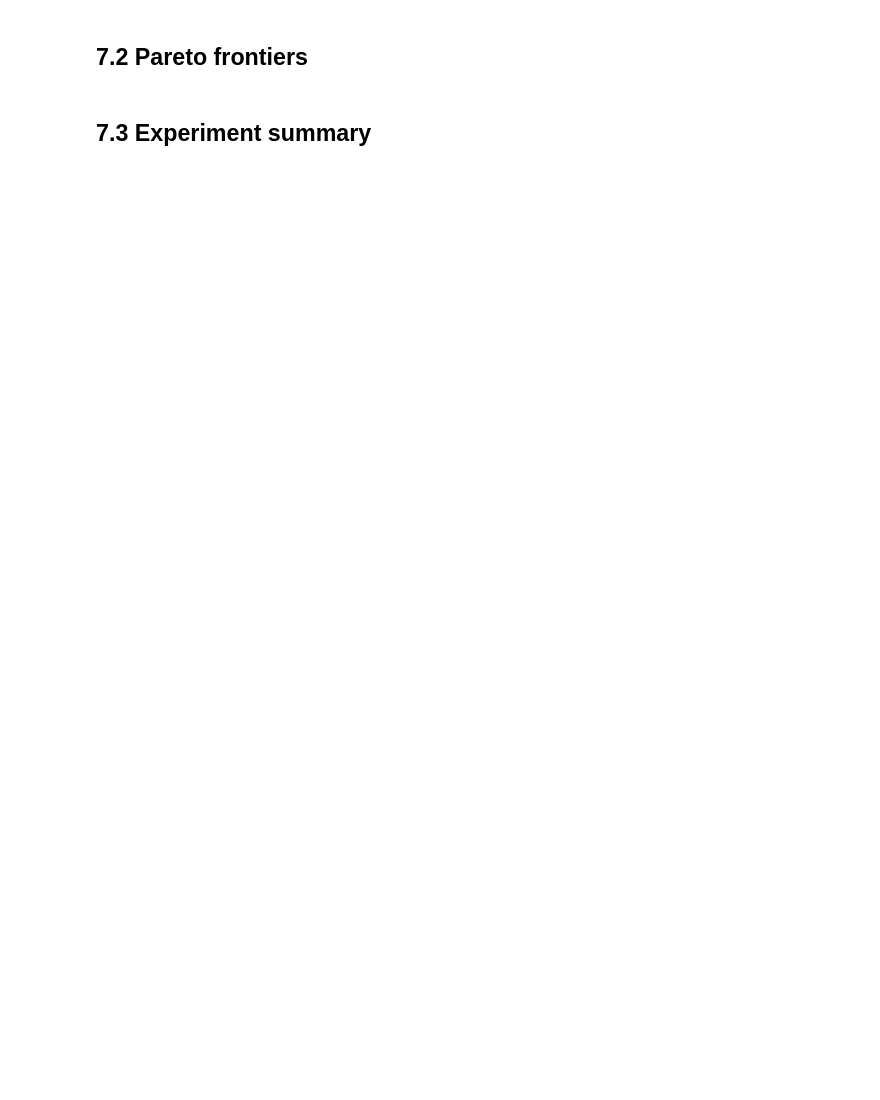
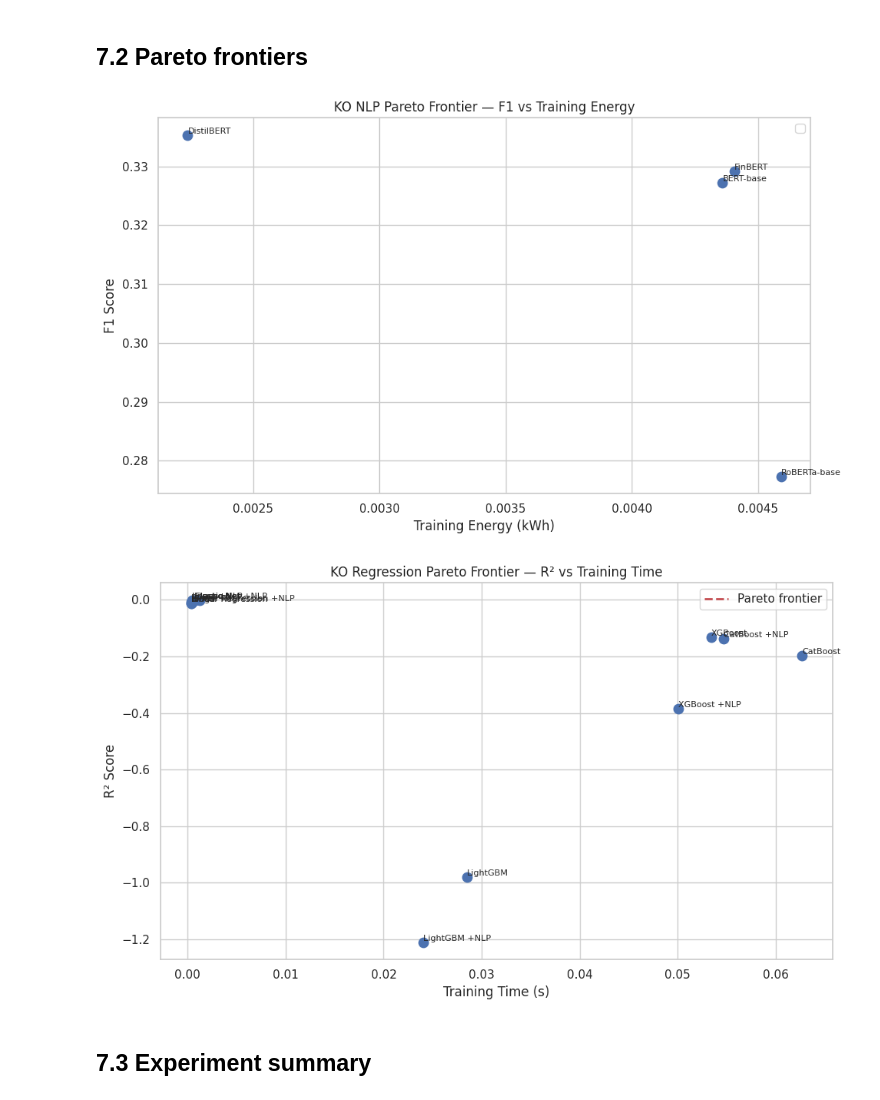
Before and after one commit to jomo8/energy-analysis-pipeline, a Jupyter notebook: 07_visualization.ipynb, the cells around one changed output. Drawn from its saved outputs; the diff is of its cells as text; code cells hidden in the pictures; blank space fills up the shorter version.

```diff
--- a/07_visualization.ipynb
+++ b/07_visualization.ipynb
@@ -85,13 +102,26 @@ print(f"Saved {RESULTS_DIR / 'accuracy_time_plots.png'}")
 # %%
 def plot_pareto(df, x_col, y_col, title, xlabel, ylabel, save_as=None):
     """Plot model averages and highlight Pareto-optimal frontier points."""
+    # Pareto-frontier construction (lower x is better, higher y is better):
+    #
+    #   1. Collapse per-seed runs to one mean point per model. Each model
+    #      becomes a single (cost, accuracy) coordinate.
+    #   2. Sort points left-to-right by x (cost ascending).
+    #   3. Walk the sorted list once. Keep a running `best_y`; admit a point
+    #      to the frontier only if its y improves over best_y so far.
+    #   4. The kept points form the upper-left envelope: the set of models
+    #      for which no other model is BOTH cheaper AND more accurate.
+    #
+    # Models below the envelope are "dominated": some other model beats them
+    # on both axes simultaneously, so they are never the right choice
+    # regardless of how cost and accuracy are weighted against each other.
     # Collapse per-seed runs to one mean point per model.
     agg = df.groupby("model").agg(
         x_mean=(x_col, "mean"),
         y_mean=(y_col, "mean"),
     ).reset_index()
 
-    # Sort by x-axis (cost) so we can build the frontier left-to-right.
+    # Sort by x-axis (cost) so the frontier is built left-to-right.
     sorted_pts = agg.sort_values("x_mean")
     pareto_x, pareto_y = [], []
     best_y = -np.inf
@@ -105,7 +135,7 @@ def plot_pareto(df, x_col, y_col, title, xlabel, ylabel, save_as=None):
     fig, ax = plt.subplots(figsize=(10, 6))
     ax.scatter(agg["x_mean"], agg["y_mean"], s=80, zorder=3)
 
-    # Annotate each point with model name to keep chart self-explanatory.
+    # Annotate each point with model name.
     for _, row in agg.iterrows():
         ax.annotate(
             row["model"],
@@ -115,42 +145,45 @@ def plot_pareto(df, x_col, y_col, title, xlabel, ylabel, save_as=None):
             va="bottom",
         )
 
-    # Draw the frontier line only if we have multiple frontier points.
+    # Draw the frontier line only if there are multiple frontier points.
     if len(pareto_x) > 1:
         ax.plot(pareto_x, pareto_y, "r--", linewidth=2, label="Pareto frontier")
 
     ax.set_xlabel(xlabel)
     ax.set_ylabel(ylabel)
     ax.set_title(title)
     ax.legend()
 
     plt.tight_layout()
     if save_as:
         plt.savefig(RESULTS_DIR / save_as, dpi=150, bbox_inches="tight")
     plt.show()
 
 
-# Pareto frontier for NLP model tradeoff.
+# Pareto frontier for NLP model tradeoff (energy-cost frontier).
 plot_pareto(
     nlp_df,
-    "train_time_s",
+    "energy_train_kwh",
     "f1",
-    "AMZN NLP Pareto Frontier — F1 vs Training Time",
-    "Training Time (s)",
+    "KO NLP Pareto Frontier: F1 vs Training Energy",
+    "Training Energy (kWh)",
     "F1 Score",
     save_as="nlp_pareto.png",
 )
 
-# Pareto frontier for regression model tradeoff.
+# Pareto frontier for regression model tradeoff (time-cost frontier).
 plot_pareto(
     reg_df,
     "train_time_s",
     "r2",
-    "AMZN Regression Pareto Frontier — R² vs Training Time",
+    "KO Regression Pareto Frontier: R² vs Training Time",
     "Training Time (s)",
     "R² Score",
     save_as="regression_pareto.png",
 )
+# %% [output]
+[figure, added]
+[figure, added]
 # %% [markdown]
 ## 7.3 Experiment summary
 # %%
```
Also changed, not shown: parts of 5 cells of this notebook, 8 other files.
